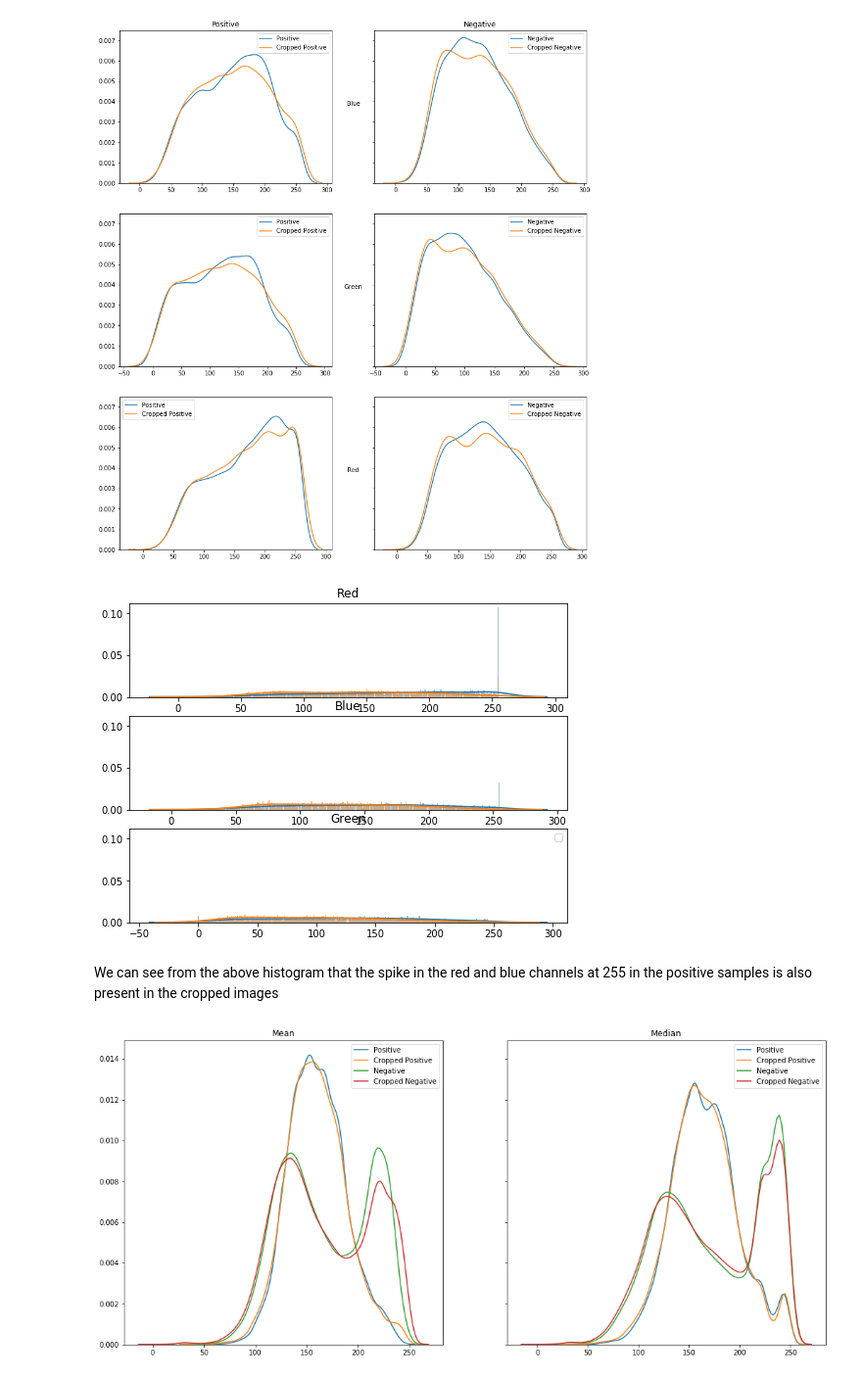
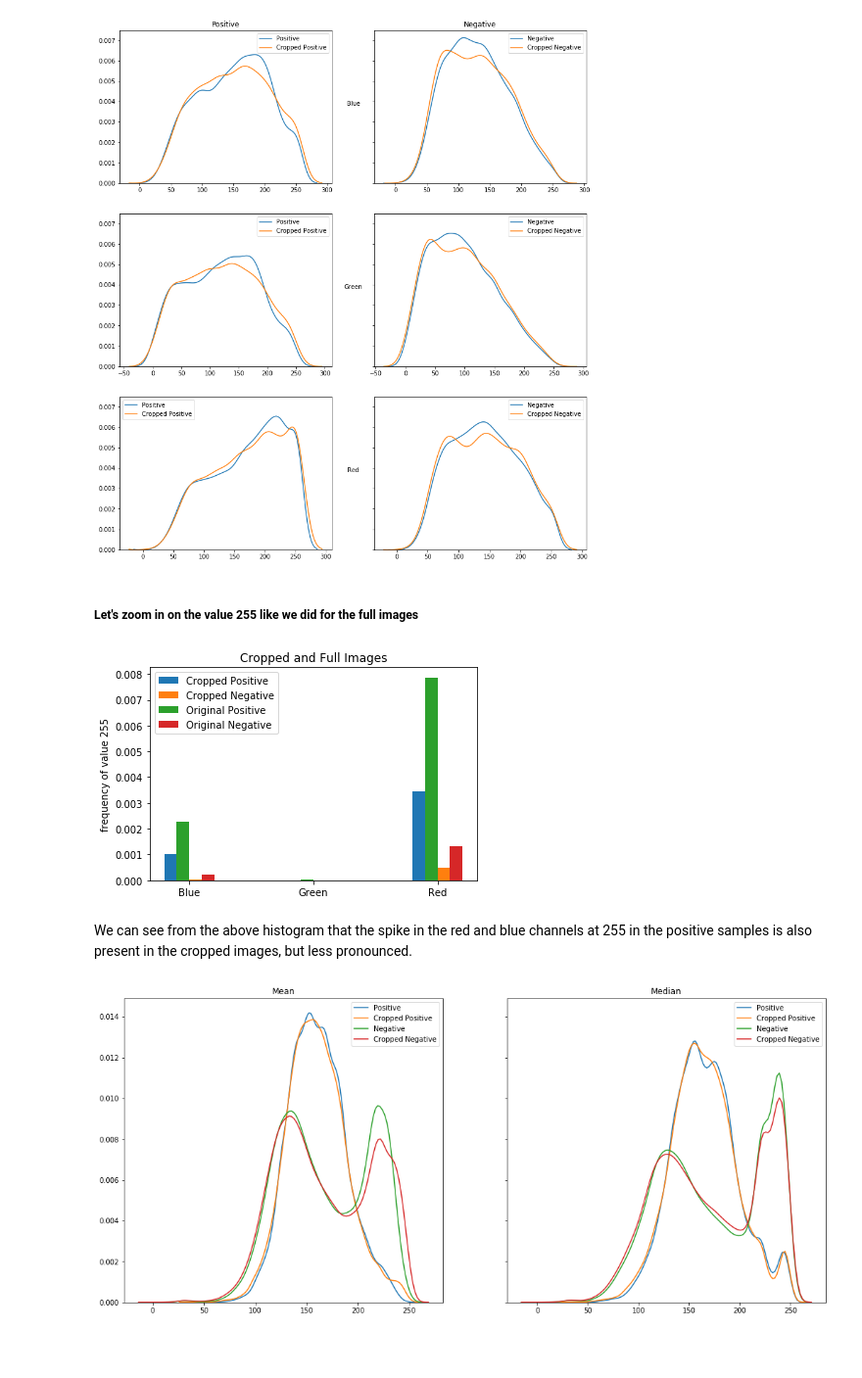
Before and after one commit to morganfry/springboard, a Jupyter notebook: Capstone Project 1/Spr_Cap1_MFRY_Data_Exploration.ipynb, the cells around one changed output. Shown at 98% size. Cells and saved outputs as stored; diff of their text form; code cells hidden in the pictures; blank space fills up the shorter version.

```diff
--- a/Capstone Project 1/Spr_Cap1_MFRY_Data_Exploration.ipynb
+++ b/Capstone Project 1/Spr_Cap1_MFRY_Data_Exploration.ipynb
@@ -278,20 +319,44 @@ sns.distplot(rn_c,hist=False,label='Cropped Negative',ax=axs[2,1]).set_ylabel("R
 plt.show()
 # %% [output]
 [figure]
-# %%
-fig,axs = plt.subplots(3,1,figsize=(8,6),sharey=True)
-plt.legend(labels=['Positive','Negative'])
-sns.distplot(rp_c,label='Positive',bins=256,ax=axs[0]).set_title('Red')
-sns.distplot(rn_c,label='Negative',bins=256,ax=axs[0])
-sns.distplot(bp_c,label='Positive',bins=256,ax=axs[1]).set_title('Blue')
-sns.distplot(bn_c,label='Negative',bins=256,ax=axs[1])
-sns.distplot(gp_c,label='Positive',bins=256,ax=axs[2]).set_title('Green')
-sns.distplot(gn_c,label='Negative',bins=256,ax=axs[2])
-plt.show()
-# %% [output]
-[figure, removed]
+# %% [markdown]
+##### Let's zoom in on the value 255 like we did for the full images
+# %%
+bpch=count_els(bp_c,255)
+bnch=count_els(bn_c,255)
+gpch=count_els(gp_c,255)
+gnch=count_els(gn_c,255)
+rpch=count_els(rp_c,255)
+rnch=count_els(rn_c,255)
+# %%
+
+labels = ['Blue','Green','Red']
+pos_c = [bpch/len(X_p),gpch/len(X_p),rpch/len(X_p)]
+neg_c = [bnch/len(X_n),gnch/len(X_n),rnch/len(X_n)]
+pos = [bph/len(X_p),gph/len(X_p),rph/len(X_p)]
+neg = [bnh/len(X_n),gnh/len(X_n),rnh/len(X_n)]
+
+x = np.arange(len(labels))
+width = 0.1
+
+fig, ax = plt.subplots()
+ax.bar(x - 1.5*width, pos_c, width, label='Cropped Positive')
+ax.bar(x + width/2, neg_c, width, label='Cropped Negative')
+
+ax.bar(x - width/2, pos, width, label='Original Positive')
+ax.bar(x + 1.5*width, neg, width, label='Original Negative')
+
+ax.set_ylabel('frequency of value 255')
+ax.set_title('Cropped and Full Images')
+ax.set_xticks(x)
+ax.set_xticklabels(labels)
+ax.legend()
+
+plt.show()
+# %% [output]
+[figure, added]
 # %% [markdown]
-We can see from the above histogram that the spike in the red and blue channels at 255 in the positive samples is also present in the cropped images
+We can see from the above histogram that the spike in the red and blue channels at 255 in the positive samples is also present in the cropped images, but less pronounced.
 # %%
 #create some aggregates of the data
 X_p_c_v=[a.flatten() for a in X_p_c]
```
Also changed, not shown: parts of 12 cells of this notebook.
